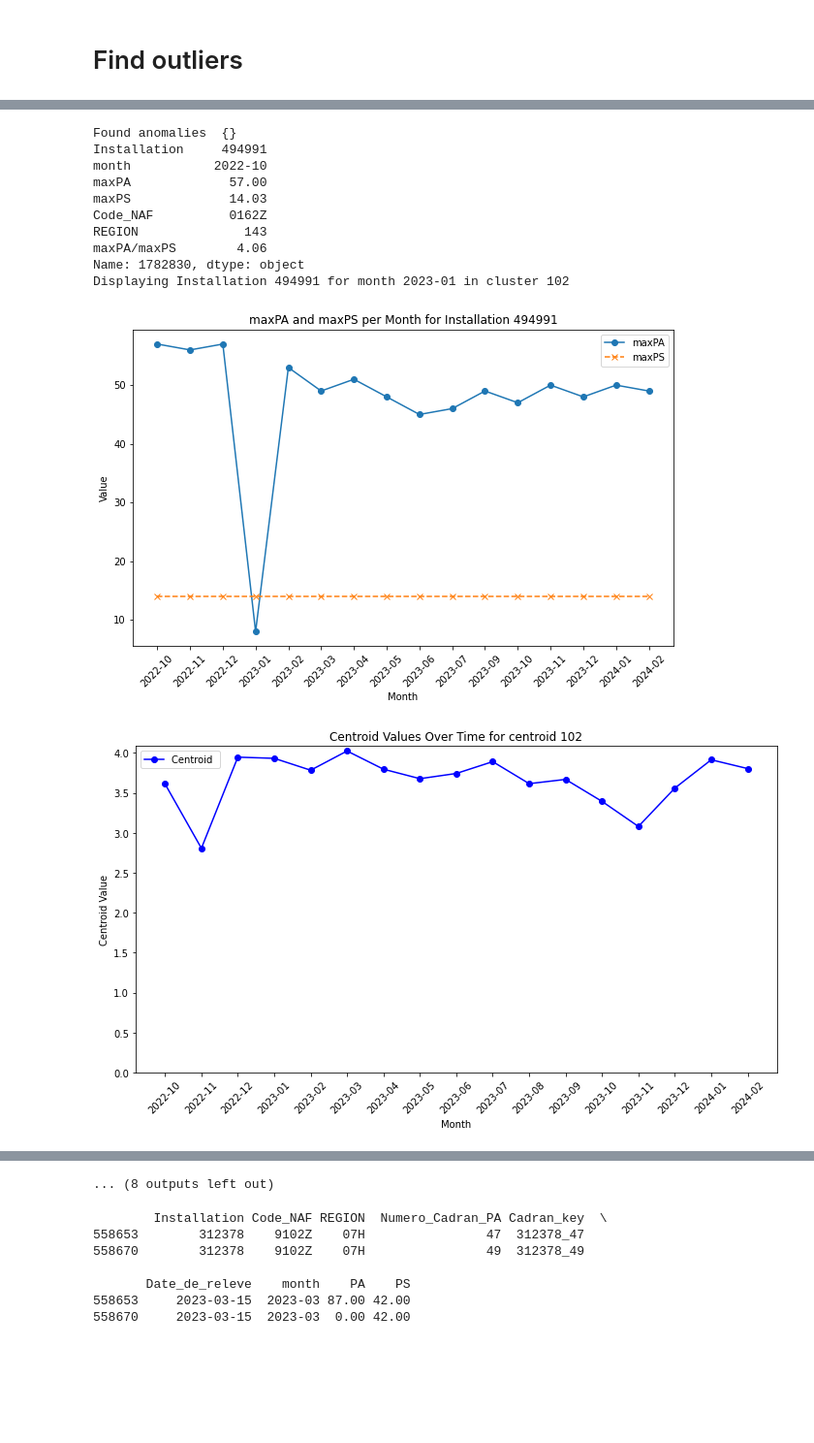
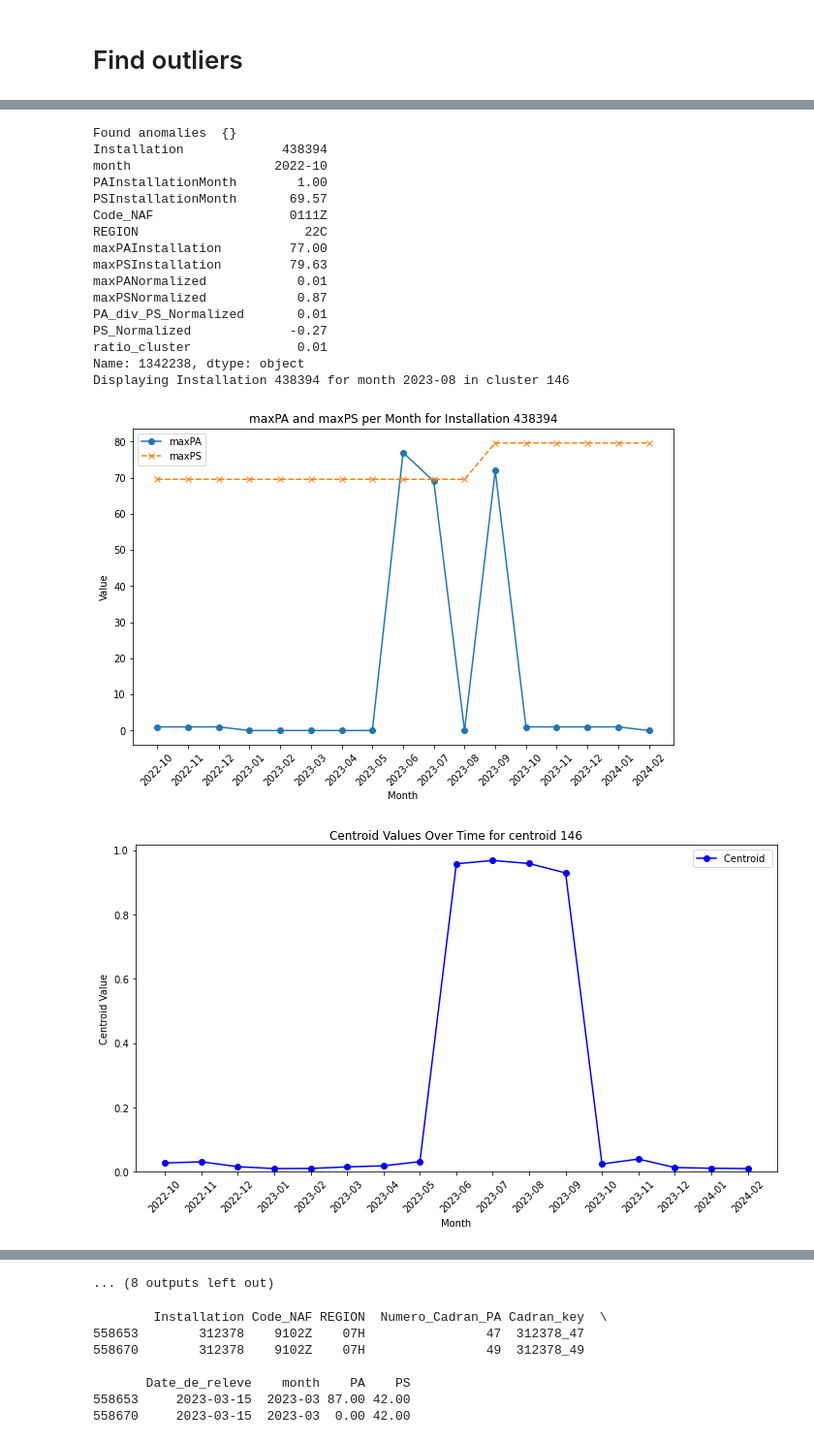
Before and after one commit to mmerlangeRA/Illyade, a Jupyter notebook: Unsupervised-project_Enedis_Cosy.ipynb, the cells around one changed output, grey strips where cells are left out. Shown at 97% size. Cells and saved outputs as stored; diff of their text form; code cells hidden in the pictures; blank space fills up the shorter version.

Commit message:
updated with AgglomerativeClustering and using PA/maxPA / (PS/maxPS)

```diff
--- a/Unsupervised-project_Enedis_Cosy.ipynb
+++ b/Unsupervised-project_Enedis_Cosy.ipynb
@@ -697,9 +707,9 @@ Index(['Installation', 'Numero_Cadran_PA', 'Cadran_key', 'Date_de_releve',
 ## Creating a pivot table with Installation as index and months as columns
 # %%
 # like a pivot table in XL=> month in columns
-pivot_df = aggregated_df_per_month.pivot(index='Installation', columns='month', values='maxPA/maxPS')
+pivot_df = aggregated_df_per_month.pivot(index='Installation', columns='month', values='ratio_cluster')
 print(pivot_df.columns)
-print(f'nb Lines {len(pivot_df)}')
+print(f'Total number installations in pivot table {len(pivot_df)}')
 # %% [output]
 Index(['2022-10', '2022-11', '2022-12', '2023-01', '2023-02', '2023-03',
        '2023-04', '2023-05', '2023-06', '2023-07', '2023-08', '2023-09',
@@ -836,7 +906,7 @@ Cluster 126: 2314 Installations
 ## Then assign all Installations to clusters
 # %%
 
-# Assuming centroids_original_scale contains the centroids in their original scale
+# Assuming cluster_centers contains the centroids in their original scale
 print("assigning all Installations to found cluster")
 
 pivot_df = drop_columns(pivot_df,['cluster'])
@@ -905,7 +975,7 @@ for _, row in pivot_df.iterrows():
     #    print(f"index {index} out of {nb_rows}")
 
     # Iterate over each centroid to find the closest one
-    for centroid in centroids_original_scale:
+    for centroid in cluster_centers:
         distance = used_distance(row_values, centroid)
         if distance < min_distance:
             min_distance = distance
@@ -1017,13 +1087,23 @@ See the caveats in the documentation: https://pandas.pydata.org/pandas-docs/stab
 # %%
 print("looking four outliers")
 pivot_df['cluster'] = pivot_df['cluster'].astype(int)
+
+'''
+rows_with_nan = pivot_df[pivot_df.isna().any(axis=1)]
+for index, row in rows_with_nan.iterrows():
+    print("Index:", index)
+    print("Values:", row.values)
+
+print(len(rows_with_nan))
+print(rows_with_nan.head(2))
+'''
 #print(pivot_df.dtypes)
-#print(centroids_original_scale)
+#print(cluster_centers)
 def calculate_distances_old(row):
     cluster = int(row['cluster'])
 
     # Retrieve the centroid for the assigned cluster
-    centroid = centroids_original_scale[cluster]
+    centroid = cluster_centers[cluster]
     # Calculate the differences for all columns (ignoring NaN in original data)
     distances = row.values[:-1] - centroid  # Exclude the cluster label from row values
 
@@ -1039,11 +1119,9 @@ def calculate_distances_old(row):
 
     return pd.Series([max_distance_column, signed_max_distance], index=['MaxDistColumn', 'SignedMaxDistance'])
 
-def calculate_distances(row, centroids_original_scale, pivot_df):
+def calculate_distances(row, cluster_centers, pivot_df):
     cluster = int(row['cluster'])
-    centroid = centroids_original_scale[cluster]
-
-
+    centroid = cluster_centers[cluster]
     # Exclude the cluster label from row values and ensure dimensions match
     values = row.drop('cluster')  # Directly drop 'cluster' to avoid dimensional mismatch
 
@@ -1069,6 +1147,9 @@ def calculate_distances(row, centroids_original_scale, pivot_df):
         valid_columns = pivot_df.columns[valid_indices]
         max_distance_column = valid_columns[max_abs_distance_index]
     else:
+        print(cluster)
+        print(values)
+        print(centroid)
         max_distance_column = 'None'
         signed_max_distance = np.nan
         print("All values are NaN or centroid is not defined.")
@@ -1076,12 +1157,14 @@ def calculate_distances(row, centroids_original_scale, pivot_df):
     return pd.Series([max_distance_column, signed_max_distance], index=['MaxDistColumn', 'SignedMaxDistance'])
 
 print("firing")
+print(cluster_centers)
+print(pivot_df.head(2))
 #reset in case we restart not from scratch
 columns_to_delete = ['MaxDistColumn','SignedMaxDistance','MaxDistance','distance_to_cluster']
 pivot_df = drop_columns(pivot_df,columns_to_delete)
 
 # Apply the modified function to each row and assign the results to new columns
-pivot_df[['MaxDistColumn', 'SignedMaxDistance']] = pivot_df.apply(lambda row: calculate_distances(row, centroids_original_scale, pivot_df), axis=1)
+pivot_df[['MaxDistColumn', 'SignedMaxDistance']] = pivot_df.apply(lambda row: calculate_distances(row, cluster_centers, pivot_df), axis=1)
 pivot_df['MaxDistance'] = pivot_df['SignedMaxDistance'].abs()
 
 # Now, sort pivot_df by 'MaxDistance' in descending order to see the most anomalous entries first
@@ -1092,7 +1175,6 @@ pivot_df_sorted = pivot_df.sort_values(by='MaxDistance', ascending=False)
 pivot_to_csv(pivot_df_sorted, data_paths['pivot_ouliers'])
 
 
-
 #only the ones with PA > centroid
 pivot_df_sorted_and_filtered_UP = pivot_df_sorted[pivot_df_sorted['SignedMaxDistance']>0]
 #only the ones with PA > centroid
@@ -1122,8 +1204,8 @@ Installation                             ...
 def plot_maxPA_maxPM_per_date_for_installation(df, installation,saveName=""):
     df_filtered = df[df['Installation'] == installation]
     plt.figure(figsize=(10, 6))
-    plt.plot(df_filtered['month'], df_filtered['maxPA'], marker='o', linestyle='-', label='maxPA')
-    plt.plot(df_filtered['month'], df_filtered['maxPS'], marker='x', linestyle='--', label='maxPS')
+    plt.plot(df_filtered['month'], df_filtered['PAInstallationMonth'], marker='o', linestyle='-', label='maxPA')
+    plt.plot(df_filtered['month'], df_filtered['PSInstallationMonth'], marker='x', linestyle='--', label='maxPS')
 
     # Formatting the plot
     plt.title(f'maxPA and maxPS per Month for Installation {installation}')
@@ -1140,7 +1222,7 @@ def plot_maxPA_maxPM_per_date_for_installation(df, installation,saveName=""):
 
 #print(pivot_df_sorted_and_filtered.head())
 
-#print(centroids_original_scale)
+#print(cluster_centers)
 
 exclude_columns = ['cluster', 'MaxDistColumn', 'SignedMaxDistance', 'MaxDistance']
 filtered_columns = [col for col in pivot_df.columns if col not in exclude_columns]
@@ -1158,7 +1240,7 @@ for installation in first_five_installations:
     print(f'Displaying Installation {installation} for month {installation_month} in cluster {installation_cluster}')
 
     plot_maxPA_maxPM_per_date_for_installation(aggregated_df_per_month,installation)
-    plot_centroid(installation_cluster,filtered_columns,centroids_original_scale)
+    plot_centroid(installation_cluster,filtered_columns,cluster_centers)
     plot_PA_per_date_for_installation(pa_df,installation)
 # %% [output]
 Found anomalies  {}
@@ -1177,12 +1265,18 @@ Displaying Installation 497624 for month 2024-02 in cluster 131
 Found anomalies  {}
-Installation     494991
-month           2022-10
-maxPA             57.00
-maxPS             14.03
-Code_NAF          0162Z
-REGION              143
-maxPA/maxPS        4.06
-Name: 1782830, dtype: object
-Displaying Installation 494991 for month 2023-01 in cluster 102
+Installation             438394
+month                   2022-10
+PAInstallationMonth        1.00
+PSInstallationMonth       69.57
+Code_NAF                  0111Z
+REGION                      22C
+maxPAInstallation         77.00
+maxPSInstallation         79.63
+maxPANormalized            0.01
+maxPSNormalized            0.87
+PA_div_PS_Normalized       0.01
+PS_Normalized             -0.27
+ratio_cluster              0.01
+Name: 1342238, dtype: object
+Displaying Installation 438394 for month 2023-08 in cluster 146
-[figure, old version]
+[figure, new version]
-[figure, old version]
+[figure, new version]
```
Also changed, not shown: parts of 18 cells of this notebook, 8 other files.
